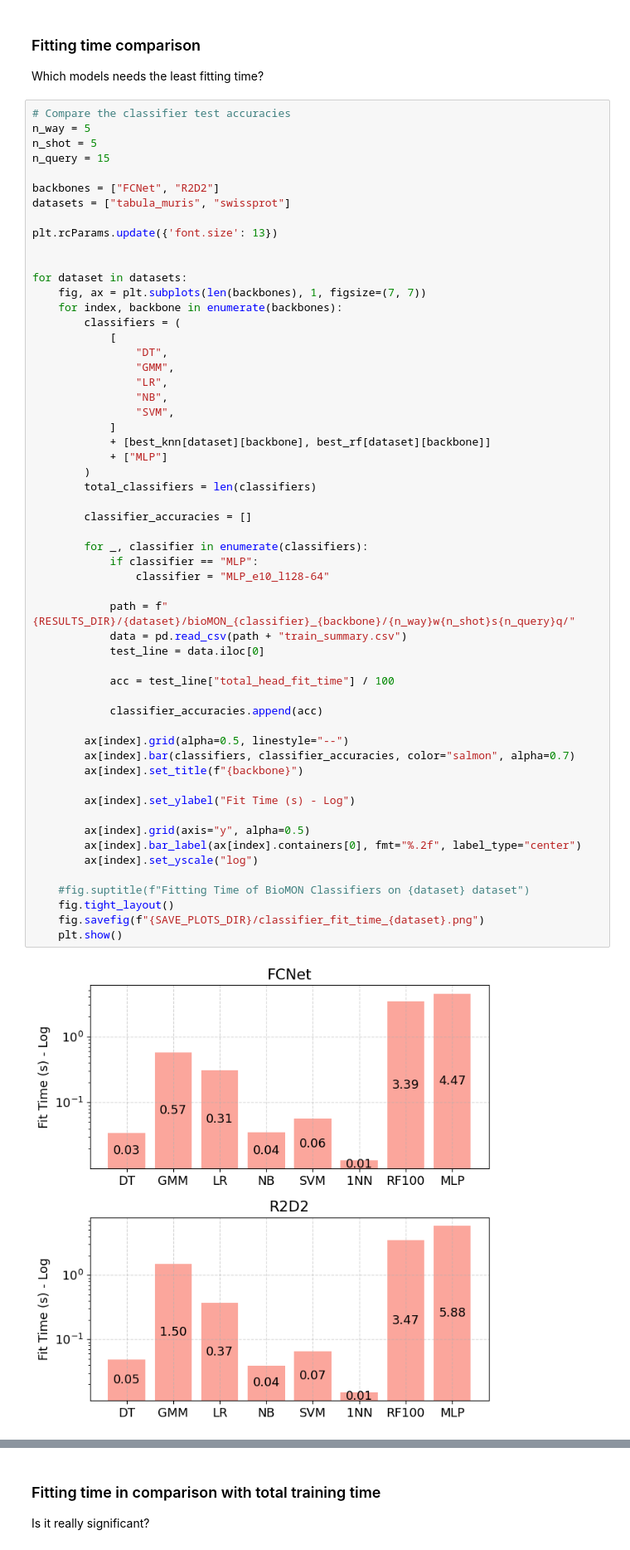
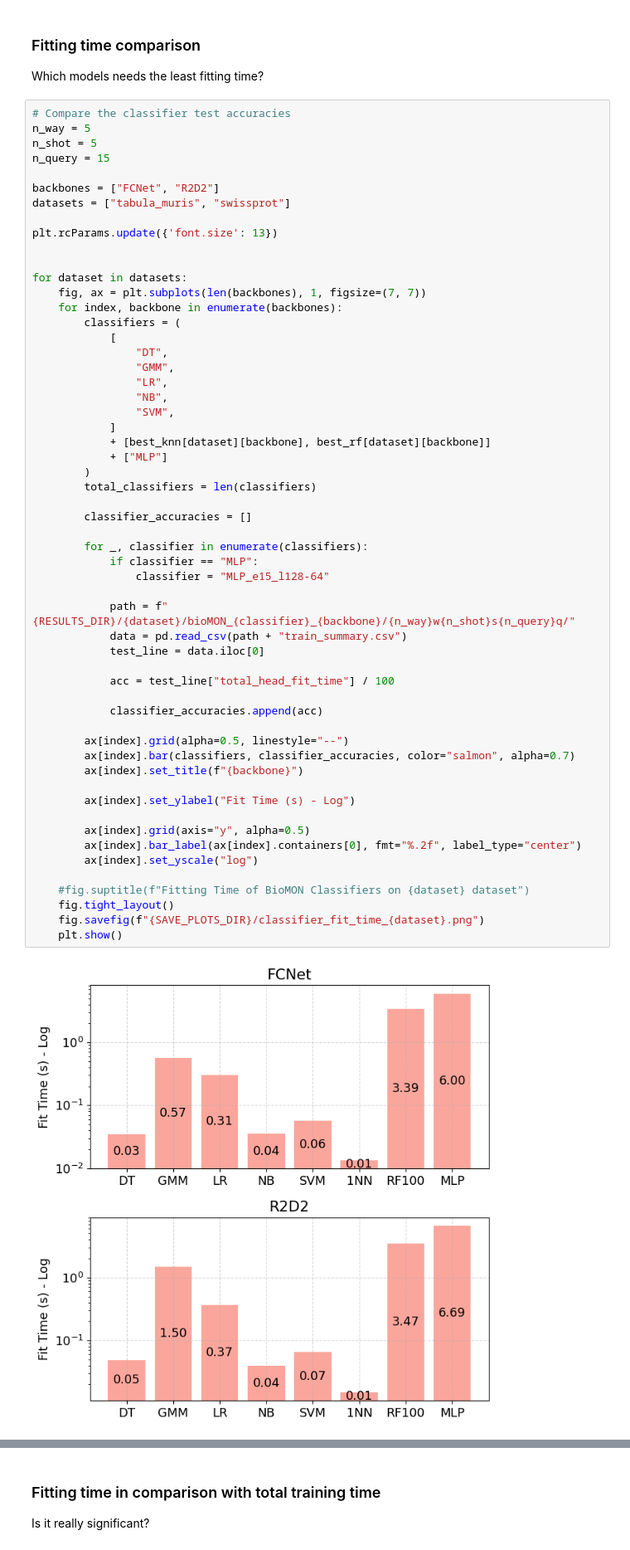
Before and after one commit to MChatzakis/BioMON, a Jupyter notebook: bioMON.ipynb, the cells around one changed output, grey strips where cells are left out. Shown at 83% size. Drawn from its saved outputs; the diff is of its cells as text.

```diff
--- a/bioMON.ipynb
+++ b/bioMON.ipynb
@@ -418,32 +418,32 @@ for dataset in datasets:
         total_classifiers = len(classifiers)
 
         classifier_accuracies = []
 
         for _, classifier in enumerate(classifiers):
             if classifier == "MLP":
-                classifier = "MLP_e10_l128-64"
+                classifier = "MLP_e15_l128-64"
 
             path = f"{RESULTS_DIR}/{dataset}/bioMON_{classifier}_{backbone}/{n_way}w{n_shot}s{n_query}q/"
             data = pd.read_csv(path + "train_summary.csv")
             test_line = data.iloc[0]
 
             acc = test_line["total_head_fit_time"] / 100
 
             classifier_accuracies.append(acc)
 
         ax[index].grid(alpha=0.5, linestyle="--")
         ax[index].bar(classifiers, classifier_accuracies, color="salmon", alpha=0.7)
         ax[index].set_title(f"{backbone}")
 
         ax[index].set_ylabel("Fit Time (s) - Log")
 
         ax[index].grid(axis="y", alpha=0.5)
         ax[index].bar_label(ax[index].containers[0], fmt="%.2f", label_type="center")
         ax[index].set_yscale("log")
 
     #fig.suptitle(f"Fitting Time of BioMON Classifiers on {dataset} dataset")
     fig.tight_layout()
     fig.savefig(f"{SAVE_PLOTS_DIR}/classifier_fit_time_{dataset}.png")
     plt.show()
 # %% [output]
-[figure, old version]
+[figure, new version]
```
Also changed, not shown: parts of 4 cells of this notebook, 16 other files.
